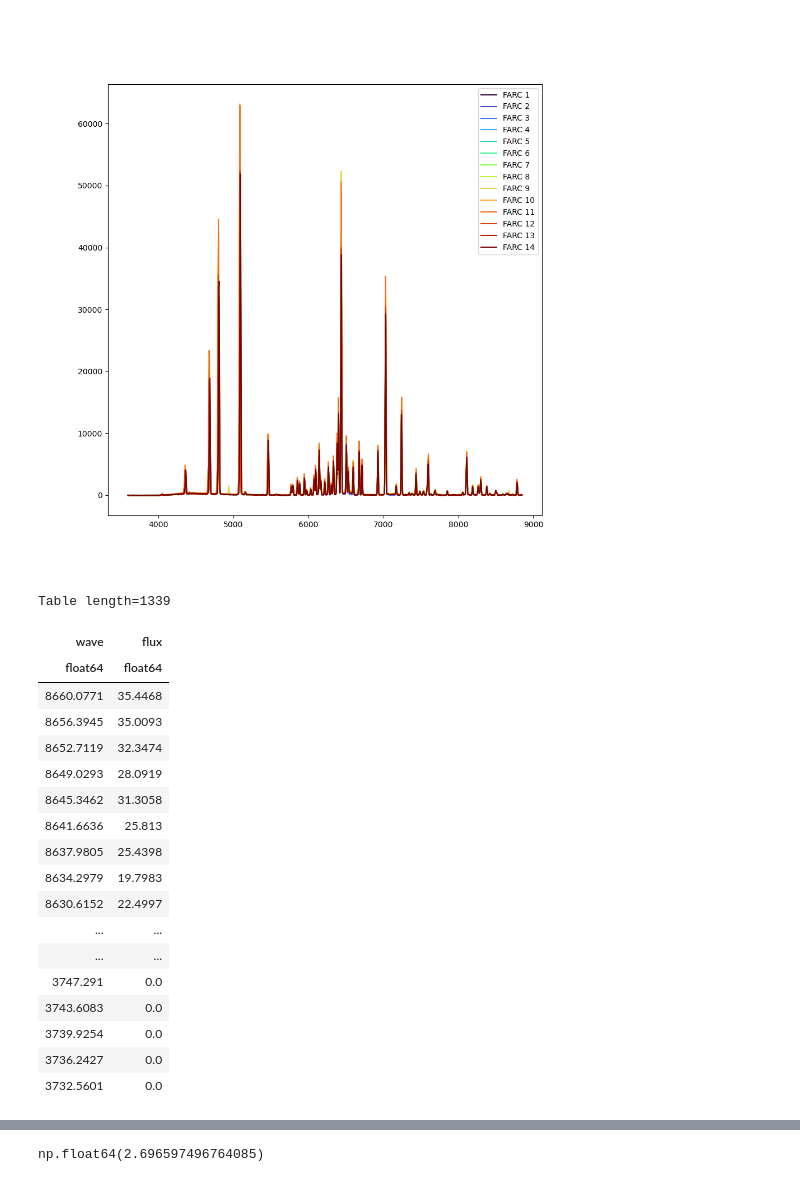
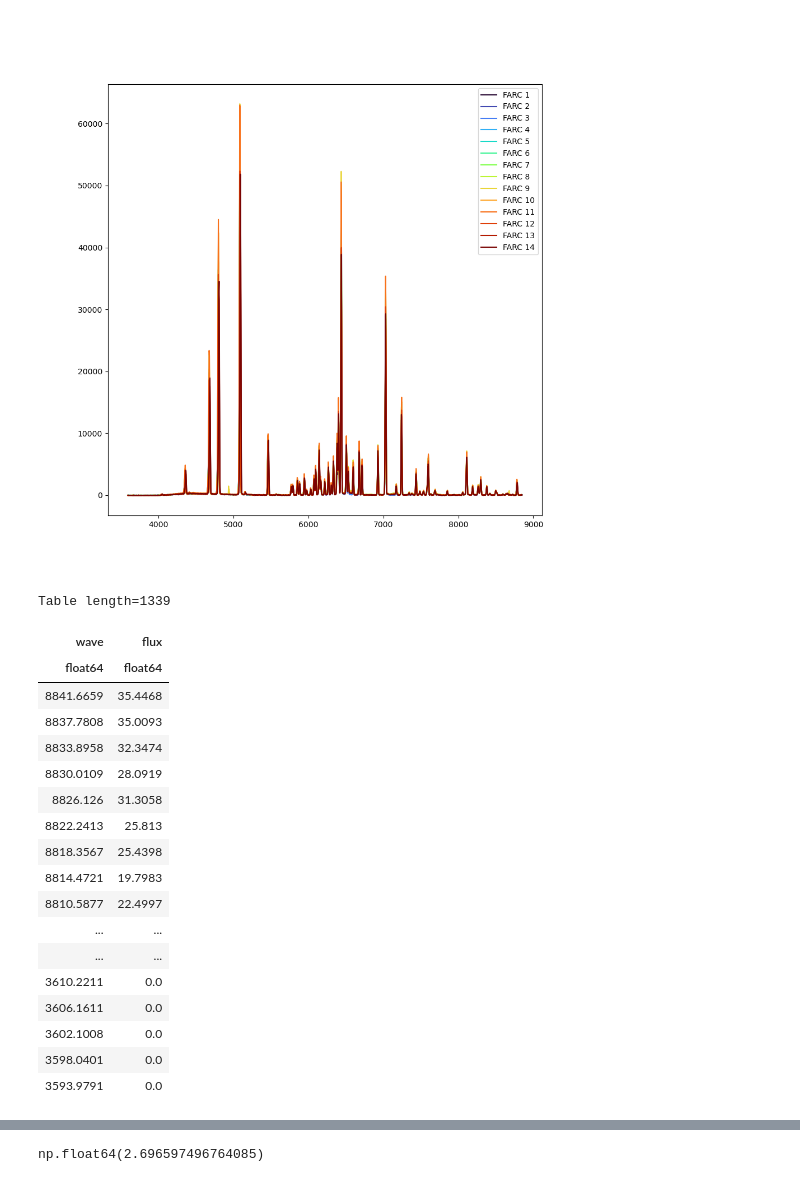
Before and after one commit to hbahk/kspecdr, a Jupyter notebook: notebooks/kspec_commissioning_jan26.ipynb, the cells around one changed output, grey strips where cells are left out. Cells and saved outputs as stored; diff of their text form; code cells hidden in the pictures.

```diff
--- a/notebooks/kspec_commissioning_jan26.ipynb
+++ b/notebooks/kspec_commissioning_jan26.ipynb
@@ -737,29 +737,29 @@ coeffs = wavecalcoeff["coeffs"]
 %matplotlib inline
 # %%
 diagnostic_dir = TESTDIR / "diagnostic"
-tempspec = Table.read(diagnostic_dir / "TEMPLATE_SPECTRA.dat", format="ascii.csv",
+tempspec = Table.read(diagnostic_dir / "CALIBRATED_SPECTRA.dat", format="ascii.csv",
                      names=["wave", "flux"], delimiter=" ")
 tempspec
 # %% [output]
 Table length=1339
 | wave | flux |
 | float64 | float64 |
-| 8660.0771 | 35.4468 |
-| 8656.3945 | 35.0093 |
-| 8652.7119 | 32.3474 |
-| 8649.0293 | 28.0919 |
-| 8645.3462 | 31.3058 |
-| 8641.6636 | 25.813 |
-| 8637.9805 | 25.4398 |
-| 8634.2979 | 19.7983 |
-| 8630.6152 | 22.4997 |
+| 8841.6659 | 35.4468 |
+| 8837.7808 | 35.0093 |
+| 8833.8958 | 32.3474 |
+| 8830.0109 | 28.0919 |
+| 8826.126 | 31.3058 |
+| 8822.2413 | 25.813 |
+| 8818.3567 | 25.4398 |
+| 8814.4721 | 19.7983 |
+| 8810.5877 | 22.4997 |
 | ... | ... |
 | ... | ... |
-| 3747.291 | 0.0 |
-| 3743.6083 | 0.0 |
-| 3739.9254 | 0.0 |
-| 3736.2427 | 0.0 |
-| 3732.5601 | 0.0 |
+| 3610.2211 | 0.0 |
+| 3606.1611 | 0.0 |
+| 3602.1008 | 0.0 |
+| 3598.0401 | 0.0 |
+| 3593.9791 | 0.0 |
 # %%
 from kspecdr.wavecal.arc_io import read_arc_file
 
```
Also changed, not shown: parts of 2 cells of this notebook, 1 other file.
